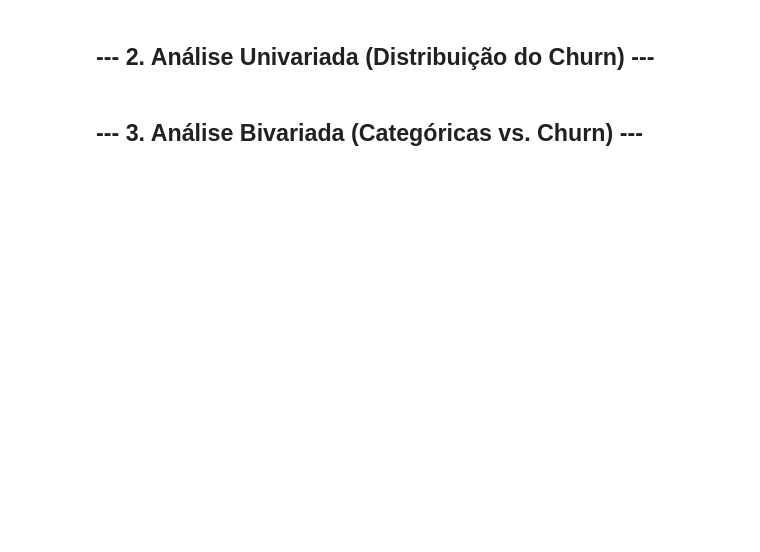
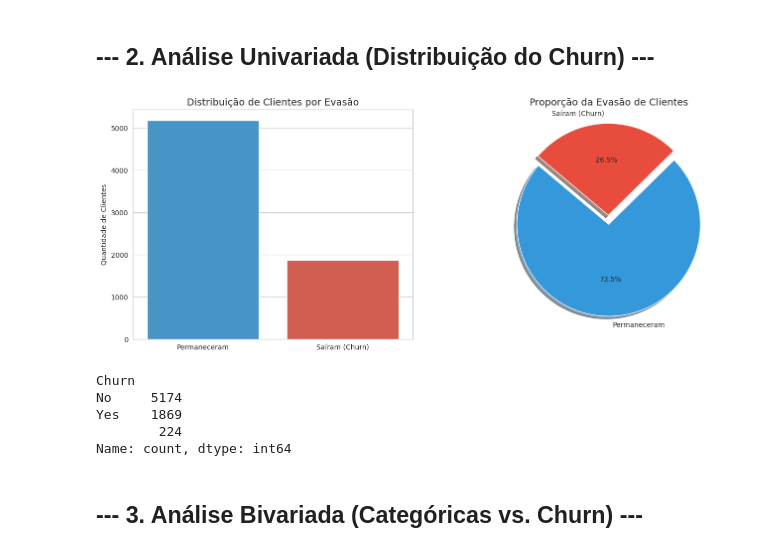
Before and after one commit to FabricioLimaa/ChallengeTelecomX-Alura, a Jupyter notebook: Challenge_Telecom_X_análise_de_evasão_de_clientes.ipynb, the cells around one changed output. Drawn from its saved outputs; the diff is of its cells as text; code cells hidden in the pictures; blank space fills up the shorter version.

```diff
--- a/Challenge_Telecom_X_análise_de_evasão_de_clientes.ipynb
+++ b/Challenge_Telecom_X_análise_de_evasão_de_clientes.ipynb
@@ -125,24 +169,34 @@ display(df_tratado.describe(include=['object']))
 # %% [markdown]
 ## --- 2. Análise Univariada (Distribuição do Churn) ---
 # %%
-# --- 2. Análise Univariada (Distribuição do Churn) ---
+# --- Análise Univariada (Distribuição do Churn) ---
 fig, axes = plt.subplots(1, 2, figsize=(16, 6))
 
-# Gráfico de Contagem
-sns.countplot(ax=axes[0], x='Churn', data=df_tratado, palette=['#3498db', '#e74c3c'])
+# Gráfico de Contagem (ajustado para remover o FutureWarning)
+sns.countplot(ax=axes[0], data=df_tratado, x='Churn', hue='Churn', palette=['#3498db', '#e74c3c'], legend=False)
 axes[0].set_title('Distribuição de Clientes por Evasão', fontsize=14)
-axes[0].set_xticklabels(['Permaneceram', 'Saíram (Churn)'])
+axes[0].set_xticks([0, 1]) # Define explicitamente os locais dos ticks
+axes[0].set_xticklabels(['Permaneceram', 'Saíram (Churn)']) # Agora funciona sem aviso
 axes[0].set_xlabel('')
 axes[0].set_ylabel('Quantidade de Clientes')
 
-
-# Gráfico de Pizza
+# Gráfico de Pizza (agora funcionará, pois os dados estão corretos)
 churn_counts = df_tratado['Churn'].value_counts()
 labels = ['Permaneceram', 'Saíram (Churn)']
 axes[1].pie(churn_counts, labels=labels, autopct='%1.1f%%', shadow=True, startangle=140, colors=['#3498db', '#e74c3c'], explode=(0, 0.1))
 axes[1].set_title('Proporção da Evasão de Clientes', fontsize=14)
 
 plt.show()
+# %% [output]
+[figure, added]
+# %%
+print(df_tratado['Churn'].value_counts(dropna=False))
+# %% [output]
+Churn
+No     5174
+Yes    1869
+        224
+Name: count, dtype: int64
 # %% [markdown]
 ## --- 3. Análise Bivariada (Categóricas vs. Churn) ---
 # %%
```
Also changed, not shown: parts of 4 cells of this notebook.
